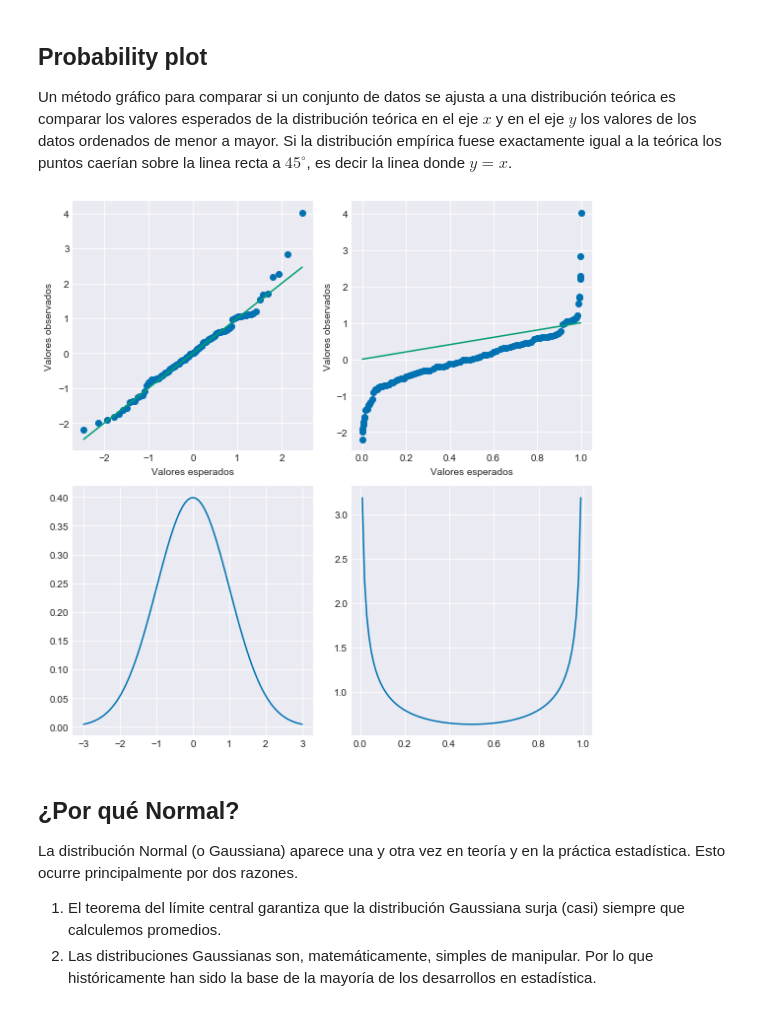
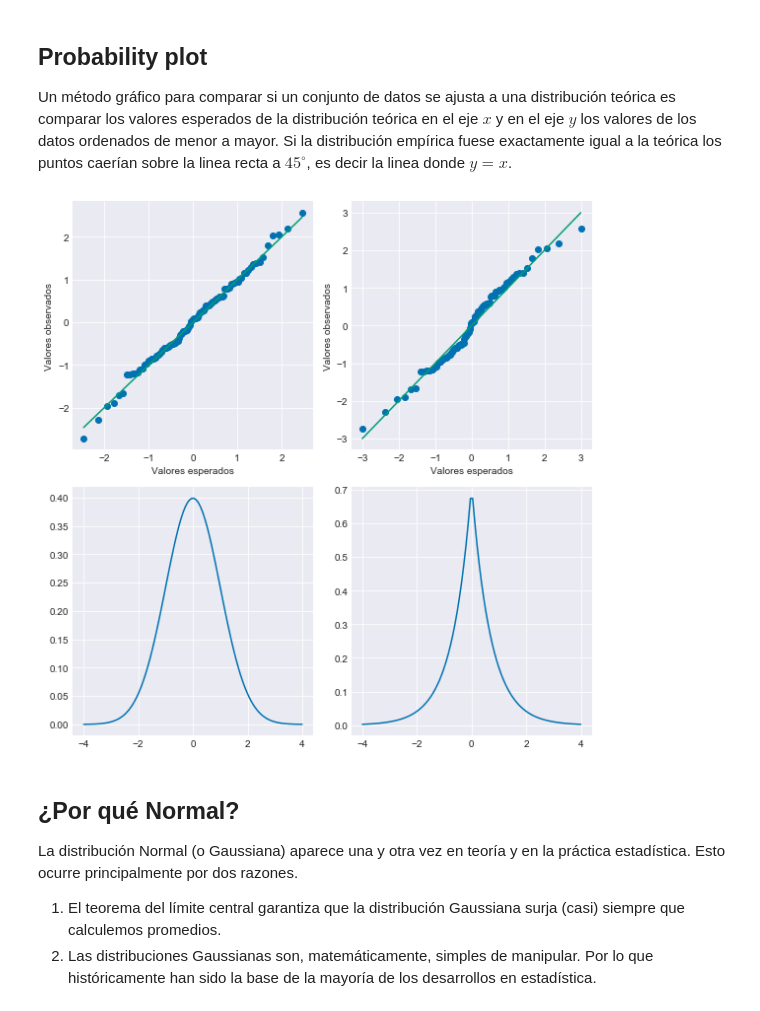
Before and after one commit to danzaconloros/intro_ciencia_de_datos, a Jupyter notebook: 02_distribuciones_de_probabilidad.ipynb, the cells around one changed output. Cells and saved outputs as stored; diff of their text form; code cells hidden in the pictures.

```diff
--- a/02_distribuciones_de_probabilidad.ipynb
+++ b/02_distribuciones_de_probabilidad.ipynb
@@ -377,34 +410,36 @@ ax[1].legend();
 
 Un método gráfico para comparar si un conjunto de datos se ajusta a una distribución teórica es comparar los valores esperados de la distribución teórica en el eje $x$ y en el eje $y$ los valores de los datos ordenados de menor a mayor. Si la distribución empírica fuese exactamente igual a la teórica los puntos caerían sobre la linea recta a $45^{\circ}$, es decir la linea donde $y = x$.
 # %%
-muestra = np.random.randn(100)
+muestra = np.random.normal(0, 1, 100)
 # %%
+dist_0 = dist=stats.norm(0, 1)
+dist_1 = dist=stats.laplace(scale=0.7)
 plt.figure(figsize=(8, 8))
 plt.subplot(2, 2, 1)
-osm, osr = stats.probplot(muestra, fit=False, dist=stats.norm(0, 1))
+osm, osr = stats.probplot(muestra, fit=False, dist=dist_0)
 plt.plot(osm, osr, 'o')
 plt.plot(osm, osm)
 plt.xlabel('Valores esperados')
 plt.ylabel('Valores observados')
 
 plt.subplot(2, 2, 2)
-osm, osr = stats.probplot(muestra, fit=False, dist=stats.beta(0.5, 0.5))
+osm, osr = stats.probplot(muestra, fit=False, dist=dist_1)
 plt.plot(osm, osr, 'o')
 plt.plot(osm, osm)
 plt.xlabel('Valores esperados')
 plt.ylabel('Valores observados')
 
 plt.subplot(2, 2, 3)
-x = np.linspace(-3, 3, 100)
-plt.plot(x, stats.norm(0, 1).pdf(x))
+x = np.linspace(-4, 4, 100)
+plt.plot(x, dist_0.pdf(x))
 
 plt.subplot(2, 2, 4)
-x = np.linspace(0, 1, 100)
-plt.plot(x, stats.beta(0.5, 0.5).pdf(x))
+x = np.linspace(-4, 4, 100)
+plt.plot(x, dist_1.pdf(x))
 
 plt.tight_layout();
 # %% [output]
-[figure, old version]
+[figure, new version]
 # %% [markdown]
 ## ¿Por qué Normal?
 
```
Also changed, not shown: parts of 13 cells of this notebook.
